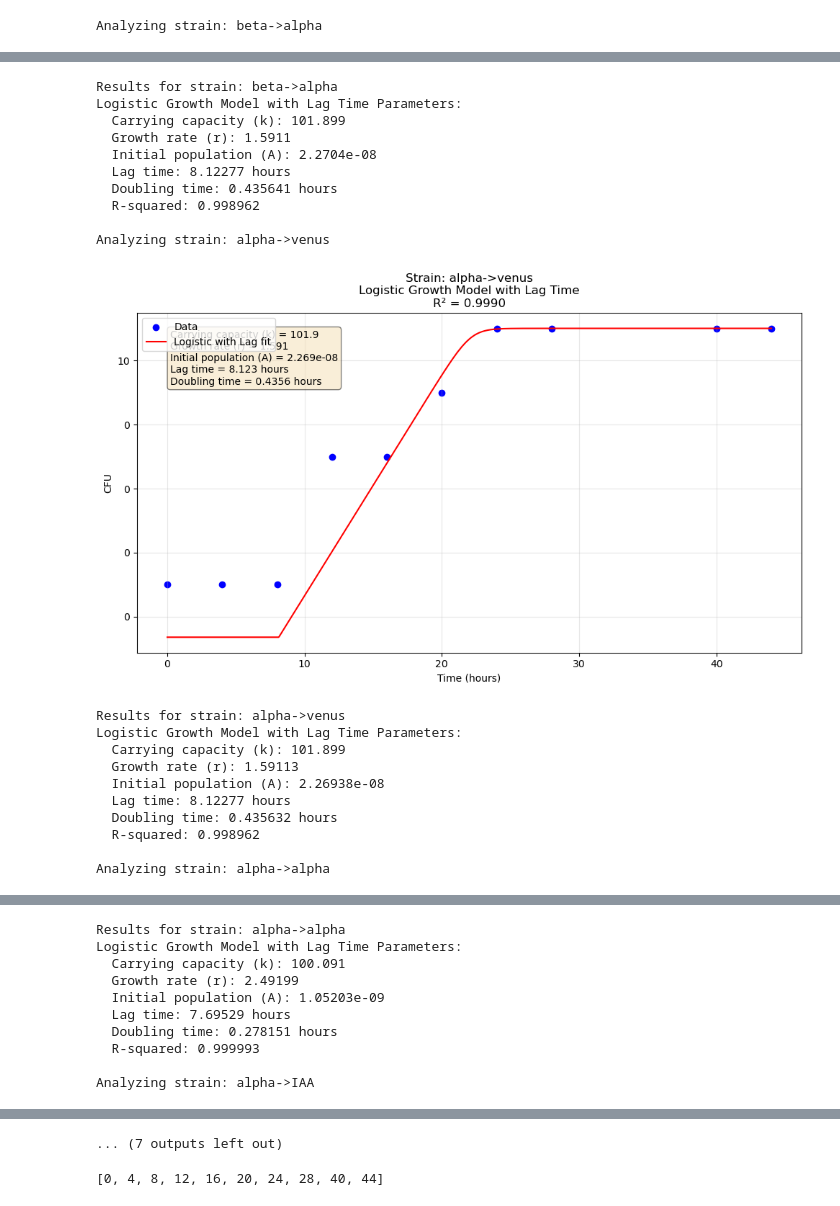
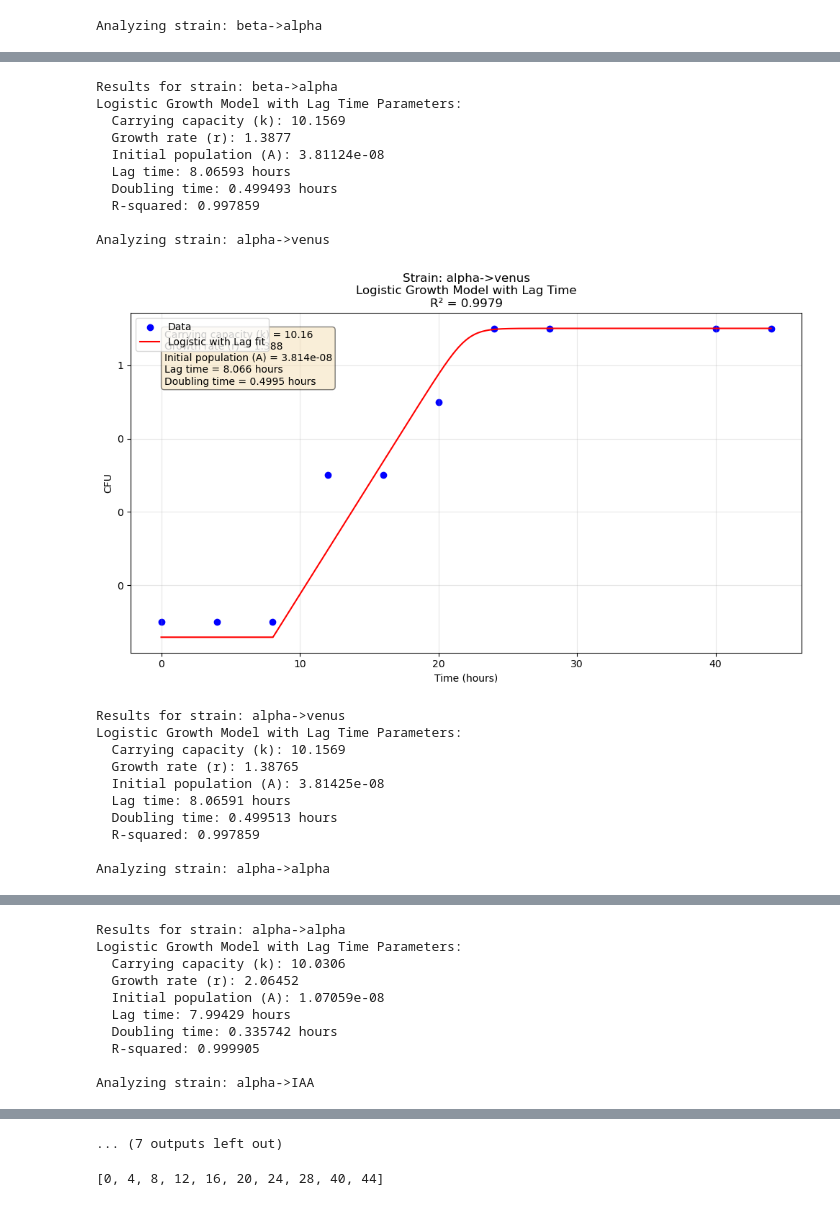
Before and after one commit to cmich8/SpatialYeastCircuits, a Jupyter notebook: grwothanalysis.ipynb, the cells around one changed output, grey strips where cells are left out. Saved outputs shown, nothing was run; the diff lists cells and outputs as text; code cells hidden in the pictures.

Commit message:
updated growth paramters to map to OD and started first experiemnts

```diff
--- a/grwothanalysis.ipynb
+++ b/grwothanalysis.ipynb
@@ -310,7 +315,7 @@ def compare_strains(all_params, output_dir=None):
 
 # Example usage
 # Load data from CSV (adjust path as needed)
-data_df = pd.read_csv('/home/ec2-user/multicellularcircuits/growthtimecourse.csv')
+data_df = pd.read_csv('/home/ec2-user/multicellularcircuits/growthtimecourse_ODnormalized.csv')
 
 #Analyze all strains
 output_dir = 'growth_curve_results'  # Set to None to avoid saving plots
@@ -327,21 +332,21 @@ Analyzing strain: beta->alpha
 Results for strain: beta->alpha
 Logistic Growth Model with Lag Time Parameters:
-  Carrying capacity (k): 101.899
-  Growth rate (r): 1.5911
-  Initial population (A): 2.2704e-08
-  Lag time: 8.12277 hours
-  Doubling time: 0.435641 hours
-  R-squared: 0.998962
+  Carrying capacity (k): 10.1569
+  Growth rate (r): 1.3877
+  Initial population (A): 3.81124e-08
+  Lag time: 8.06593 hours
+  Doubling time: 0.499493 hours
+  R-squared: 0.997859
 
 Analyzing strain: alpha->venus
-[figure, old version]
+[figure, new version]
 Results for strain: alpha->venus
 Logistic Growth Model with Lag Time Parameters:
-  Carrying capacity (k): 101.899
-  Growth rate (r): 1.59113
-  Initial population (A): 2.26938e-08
-  Lag time: 8.12277 hours
-  Doubling time: 0.435632 hours
-  R-squared: 0.998962
+  Carrying capacity (k): 10.1569
+  Growth rate (r): 1.38765
+  Initial population (A): 3.81425e-08
+  Lag time: 8.06591 hours
+  Doubling time: 0.499513 hours
+  R-squared: 0.997859
 
 Analyzing strain: alpha->alpha
@@ -349,10 +354,10 @@ Analyzing strain: alpha->alpha
 Results for strain: alpha->alpha
 Logistic Growth Model with Lag Time Parameters:
-  Carrying capacity (k): 100.091
-  Growth rate (r): 2.49199
-  Initial population (A): 1.05203e-09
-  Lag time: 7.69529 hours
-  Doubling time: 0.278151 hours
-  R-squared: 0.999993
+  Carrying capacity (k): 10.0306
+  Growth rate (r): 2.06452
+  Initial population (A): 1.07059e-08
+  Lag time: 7.99429 hours
+  Doubling time: 0.335742 hours
+  R-squared: 0.999905
 
 Analyzing strain: alpha->IAA
```
Also changed, not shown: parts of 4 cells of this notebook, 23 other files.
